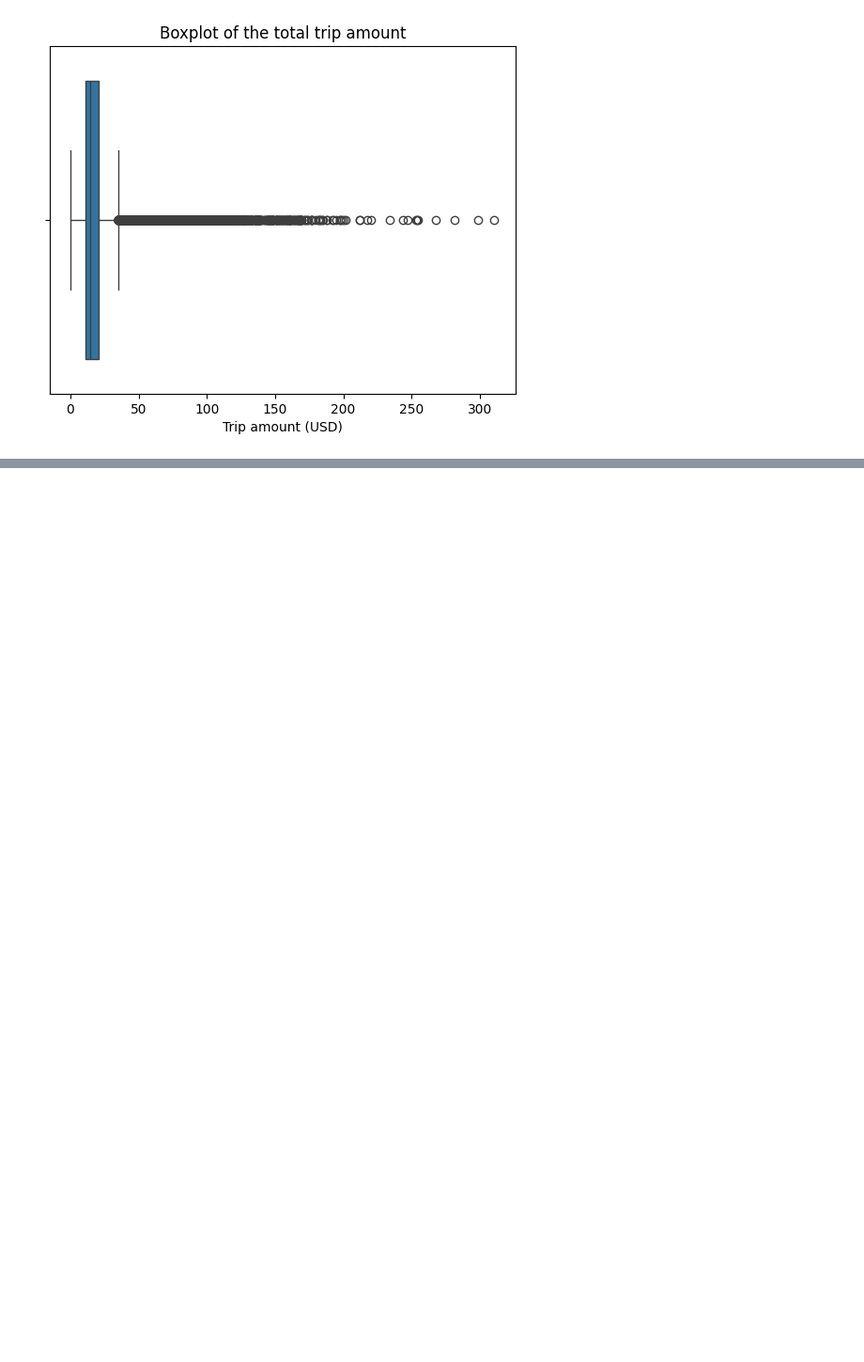
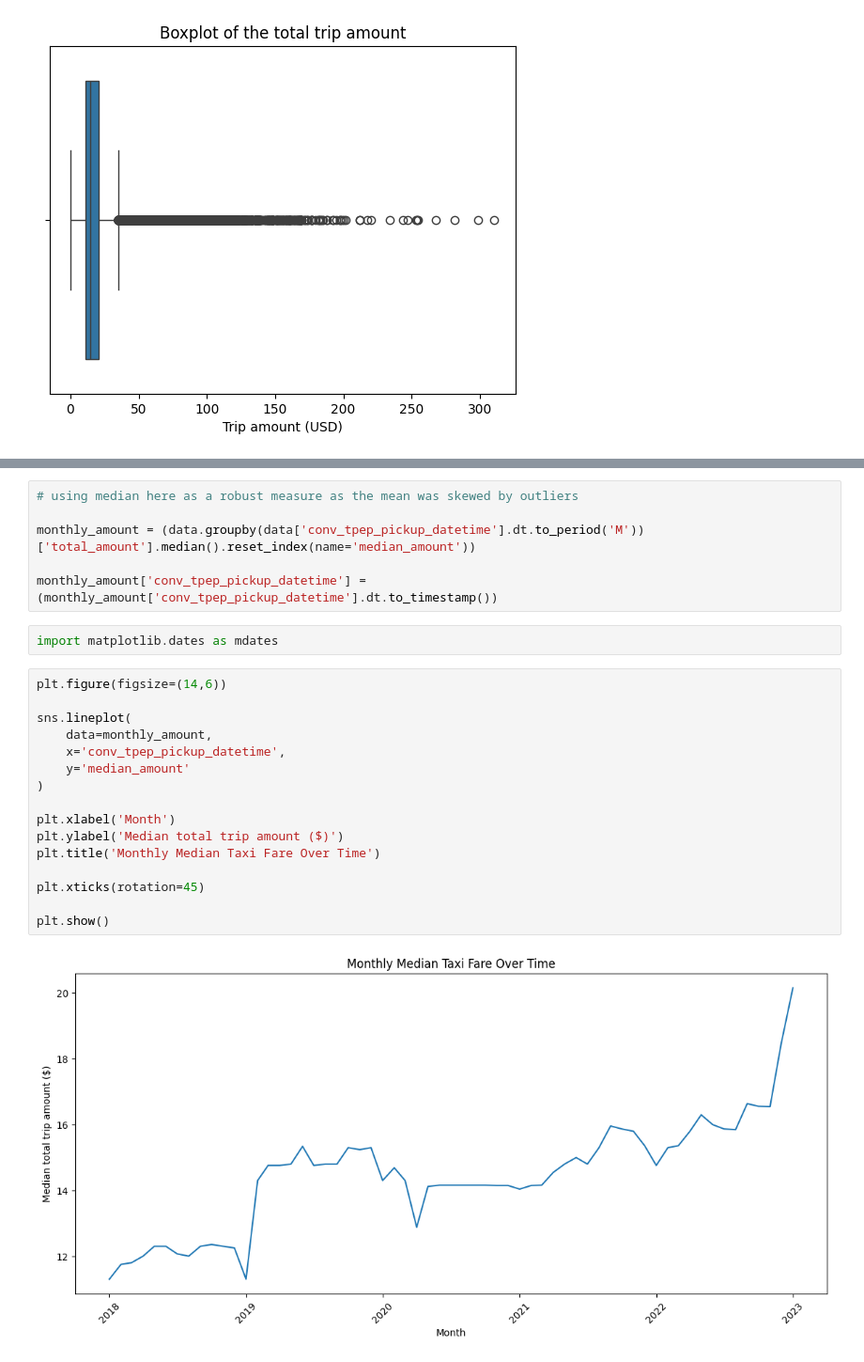
Before and after one commit to VicColombo/yellow_taxi_analysis, a Jupyter notebook: analysis.ipynb, the cells around one changed output, grey strips where cells are left out. Shown at 94% size. Cells and saved outputs as stored; diff of their text form; blank space fills up the shorter version.

```diff
--- a/analysis.ipynb
+++ b/analysis.ipynb
@@ -614,0 +777,26 @@ Text(0.5, 0, 'Trip amount (USD)')
+# %%
+# using median here as a robust measure as the mean was skewed by outliers
+
+monthly_amount = (data.groupby(data['conv_tpep_pickup_datetime'].dt.to_period('M'))['total_amount'].median().reset_index(name='median_amount'))
+
+monthly_amount['conv_tpep_pickup_datetime'] = (monthly_amount['conv_tpep_pickup_datetime'].dt.to_timestamp())
+# %%
+import matplotlib.dates as mdates
+# %%
+plt.figure(figsize=(14,6))
+
+sns.lineplot(
+    data=monthly_amount,
+    x='conv_tpep_pickup_datetime',
+    y='median_amount'
+)
+
+plt.xlabel('Month')
+plt.ylabel('Median total trip amount ($)')
+plt.title('Monthly Median Taxi Fare Over Time')
+
+plt.xticks(rotation=45)
+
+plt.show()
+# %% [output]
+[figure, added]
```
Also changed, not shown: parts of 44 cells of this notebook.
